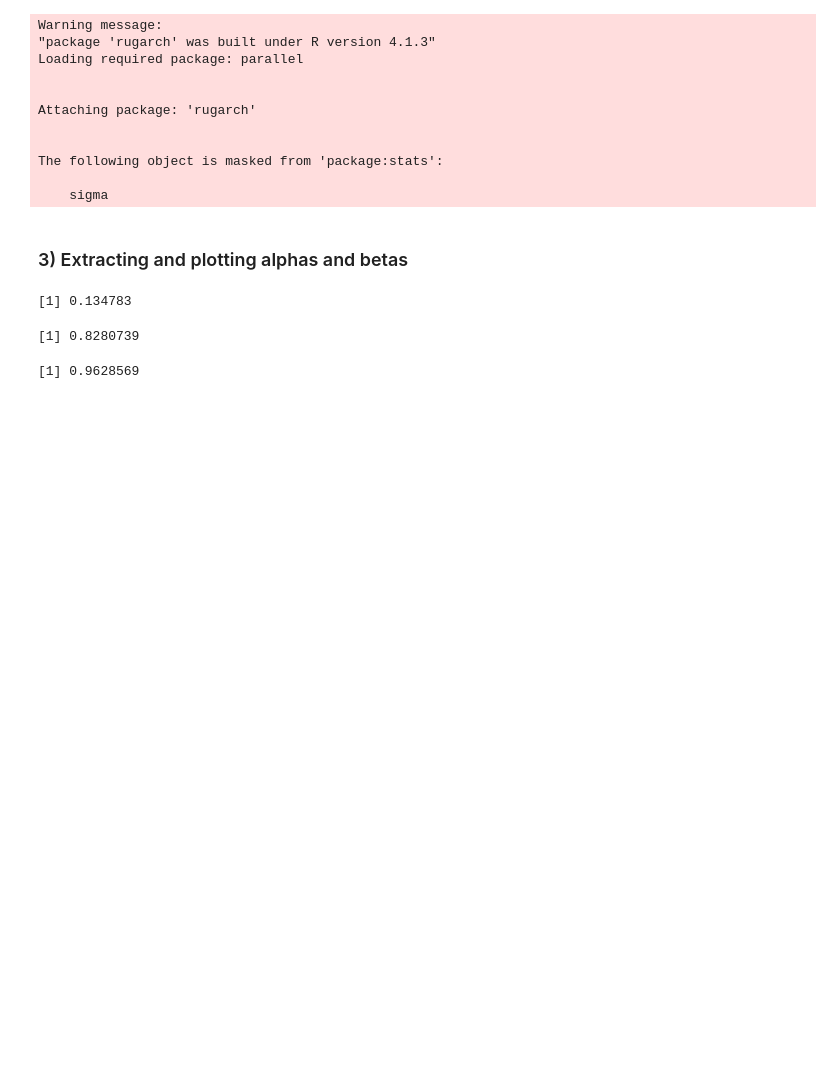
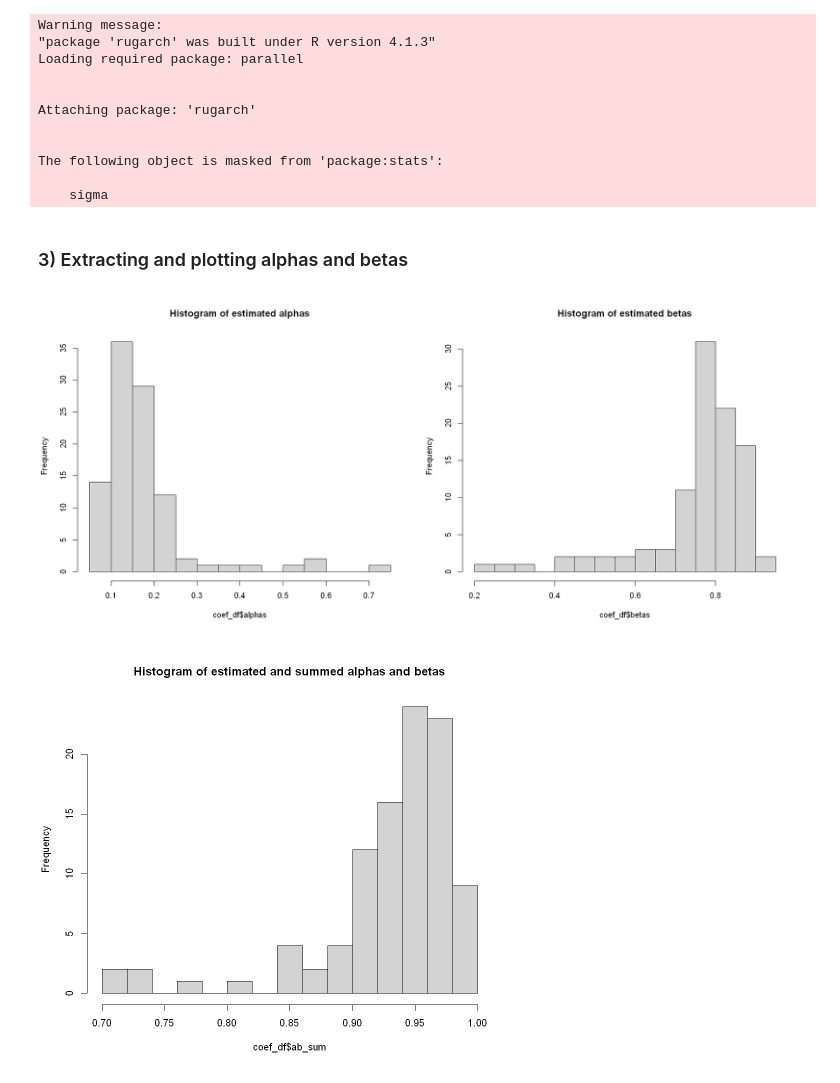
Before and after one commit to JanK0095/Financial-Econometrics-Course-Projects, a Jupyter notebook: HW2/Problem 1.ipynb, the cells around one changed output. Cells and saved outputs as stored; diff of their text form; code cells hidden in the pictures; blank space fills up the shorter version.

Commit message:
1.3.) Plotting histograms

```diff
--- a/HW2/Problem 1.ipynb
+++ b/HW2/Problem 1.ipynb
@@ -103,11 +103,26 @@ for(i in 1:length(tickers_data)){
 }
 # %% [markdown]
 ### 3) Extracting and plotting alphas and betas
-# %%
-as.numeric(coef(garch_list[[15]])[3]) #alpha
-as.numeric(coef(garch_list[[15]])[4]) #beta
-as.numeric(coef(garch_list[[15]])[3]) + as.numeric(coef(garch_list[[15]])[4]) #sum
-# %% [output]
-[1] 0.134783
-[1] 0.8280739
-[1] 0.9628569
+# %%
+coef_df <- data.frame(Firm = tickers,
+                    alphas = rep(NA, length(tickers_data)),
+                    betas = rep(NA, length(tickers_data)),
+                    ab_sum = rep(NA, length(tickers_data)))
+# %%
+for(i in 1:length(tickers_data)){
+    coef_df$alphas[i] <- as.numeric(coef(garch_list[[i]])[3])
+    coef_df$betas[i] <- as.numeric(coef(garch_list[[i]])[4])
+    coef_df$ab_sum[i] <- as.numeric(coef(garch_list[[i]])[3]) + as.numeric(coef(garch_list[[i]])[4])
+}
+# %%
+#ploting the crossection of coefficients
+options(repr.plot.width = 16, repr.plot.height = 7)
+par(mfrow = c(1, 2))
+hist(coef_df$alphas, breaks = 10, main = "Histogram of estimated alphas")
+hist(coef_df$betas, breaks = 10, main = "Histogram of estimated betas")
+options(repr.plot.width = 8, repr.plot.height = 7)
+par(mfrow = c(1, 1))
+hist(coef_df$ab_sum, breaks = 11, main = "Histogram of estimated and summed alphas and betas")
+# %% [output]
+[figure, added]
+[figure, added]
```
